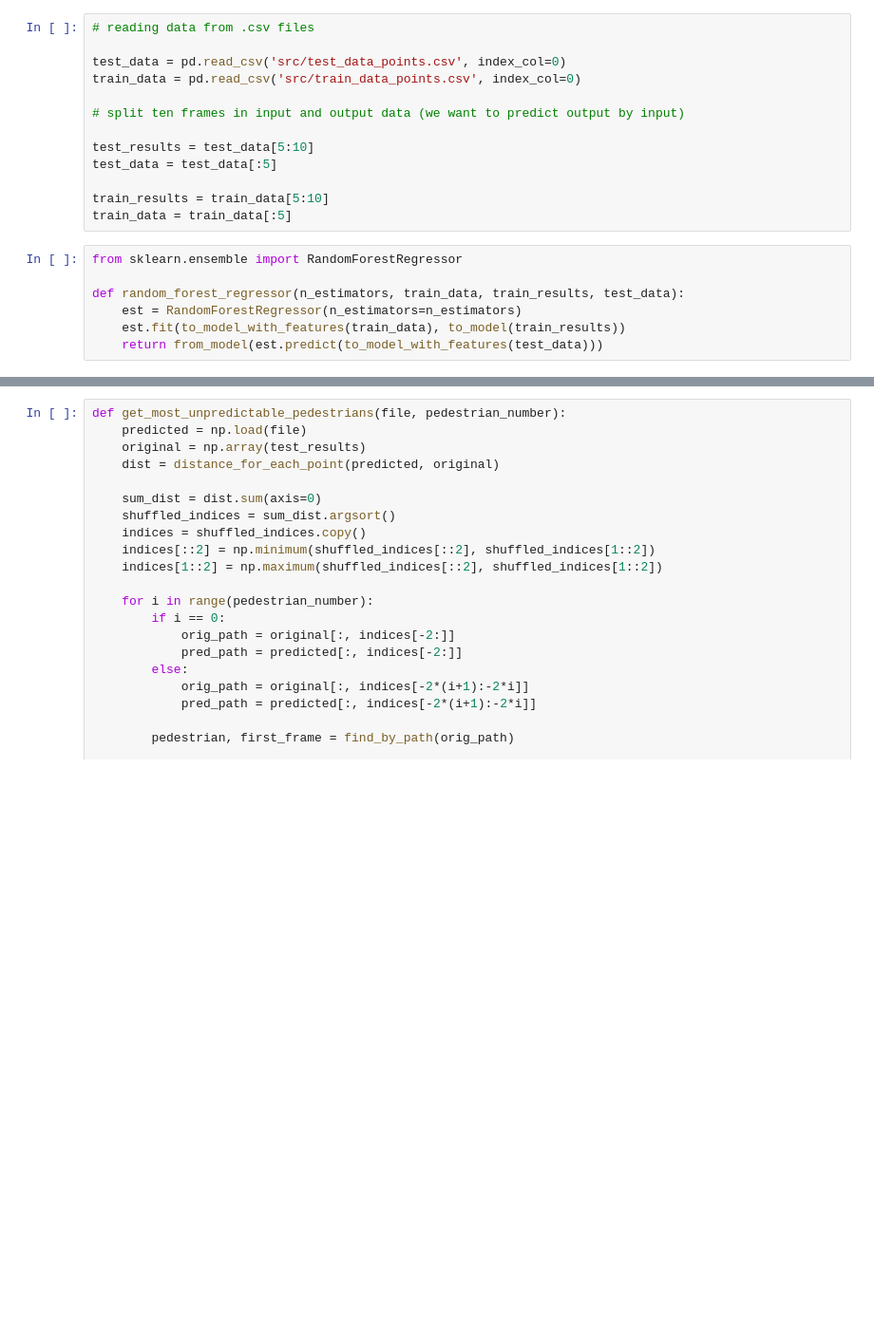
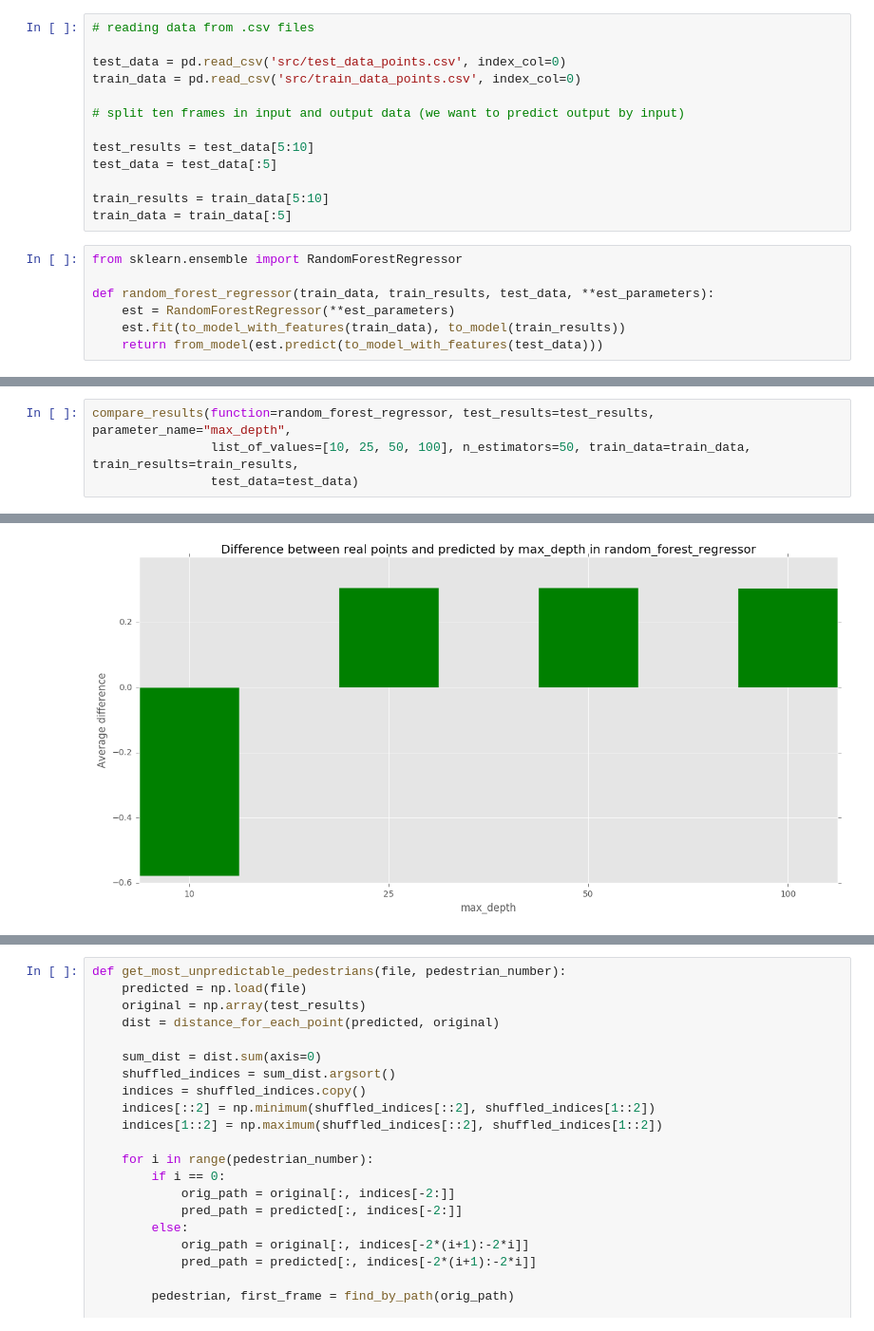
Before and after one commit to avgaydashenko/cuddly-robot, a Jupyter notebook: framework.ipynb, the cells around one changed output, grey strips where cells are left out. Shown at 95% size. Saved outputs shown, nothing was run; the diff lists cells and outputs as text; blank space fills up the shorter version.

Commit message:
playing with parameters

```diff
--- a/framework.ipynb
+++ b/framework.ipynb
@@ -200,8 +200,8 @@ train_data = train_data[:5]
 # %%
 from sklearn.ensemble import RandomForestRegressor
 
-def random_forest_regressor(n_estimators, train_data, train_results, test_data):
-    est = RandomForestRegressor(n_estimators=n_estimators)
+def random_forest_regressor(train_data, train_results, test_data, **est_parameters):
+    est = RandomForestRegressor(**est_parameters)
     est.fit(to_model_with_features(train_data), to_model(train_results))
     return from_model(est.predict(to_model_with_features(test_data)))
 # %%
@@ -230 +230,6 @@ Results: [0.74509932937942347, 0.8653013102340501, 0.89573446523345124, 0.906143
 [figure]
+# %%
+compare_results(function=random_forest_regressor, test_results=test_results, parameter_name="max_depth",
+                list_of_values=[10, 25, 50, 100], n_estimators=50, train_data=train_data, train_results=train_results,
+                test_data=test_data)
+# %% [output]
@@ -230,0 +242 @@ Results: [0.74509932937942347, 0.8653013102340501, 0.89573446523345124, 0.906143
+[figure, added]
```
Also changed, not shown: parts of 4 cells of this notebook, 3 other files.
